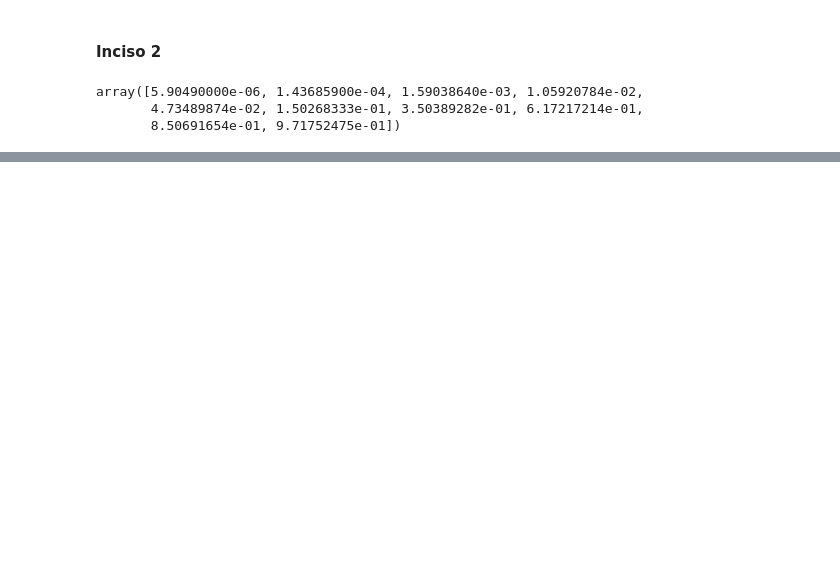
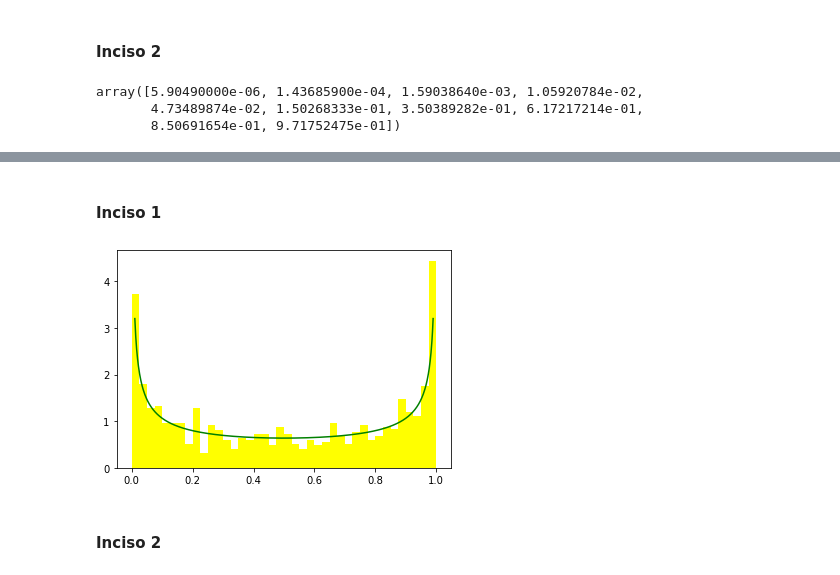
Before and after one commit to FridaHernandezL/Tarea5_Amador_Hernandez, a Jupyter notebook: Tarea5.ipynb, the cells around one changed output, grey strips where cells are left out. Saved outputs shown, nothing was run; the diff lists cells and outputs as text; code cells hidden in the pictures; blank space fills up the shorter version.

```diff
--- a/Tarea5.ipynb
+++ b/Tarea5.ipynb
@@ -135,0 +158,22 @@ plot_histogram_discrete(t_binom,'Histograma')
+# %% [markdown]
+#### Inciso 1
+# %%
+# Función de probabilidad
+F_p = lambda x: 1 / (np.pi * (x * (1 - x)) ** (1 / 2))
+# Función inversa
+F_i = lambda u: np.sin((u * np.pi) / 2) ** 2
+# %%
+# Definimos la función
+def comp(F_p, F_i, n):
+    x = np.linspace(0.01, 0.99, n)
+    u = np.random.uniform(0, 1, n)
+    plt.plot(x, F_p(x), color = 'green')
+    plt.hist(F_i(u), bins = 40, density = True, color = 'yellow')
+    plt.show()
+# %%
+# Hacemos simulación
+comp(F_p, F_i, 1000)
+# %% [output]
+[figure, added]
+# %% [markdown]
+#### Inciso 2
```
Also changed, not shown: parts of 8 cells of this notebook.
